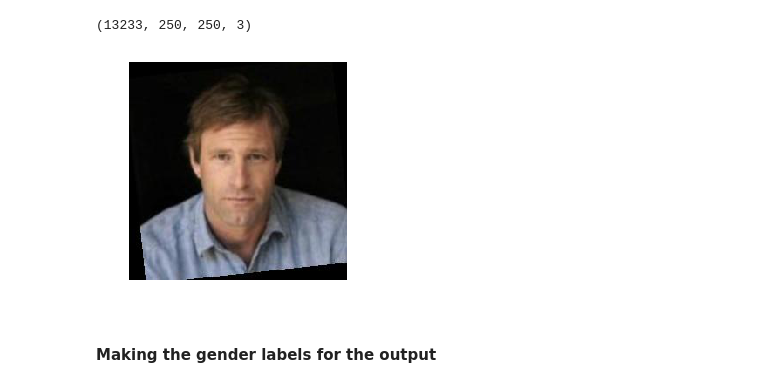
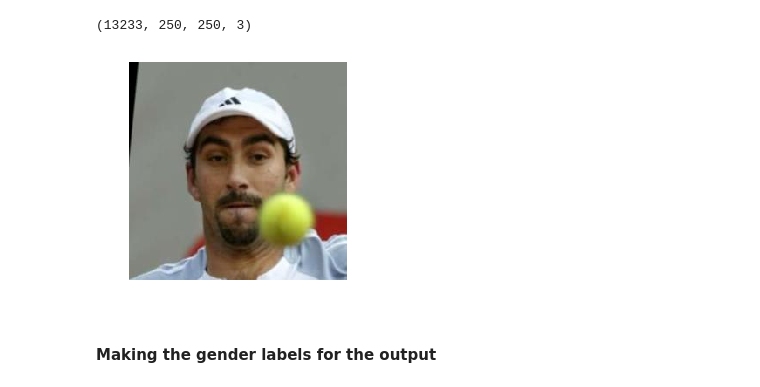
Before and after one commit to hgdangkhoi/Gender-Classification, a Jupyter notebook: Gender Classification.ipynb, the cells around one changed output. Saved outputs shown, nothing was run; the diff lists cells and outputs as text; code cells hidden in the pictures.

```diff
--- a/Gender Classification.ipynb
+++ b/Gender Classification.ipynb
@@ -55,16 +56,16 @@ image_array.shape
 # %% [output]
 (13233, 250, 250, 3)
 # %%
-sample = 0
+sample = 197
 
 each = image_array[sample]
 
 plt.figure()
 plt.axis('off')
 plt.imshow(each)
 plt.show()
 # %% [output]
-[figure, old version]
+[figure, new version]
 # %% [markdown]
 #### Making the gender labels for the output
 # %%
```
Also changed, not shown: parts of 34 cells of this notebook.
